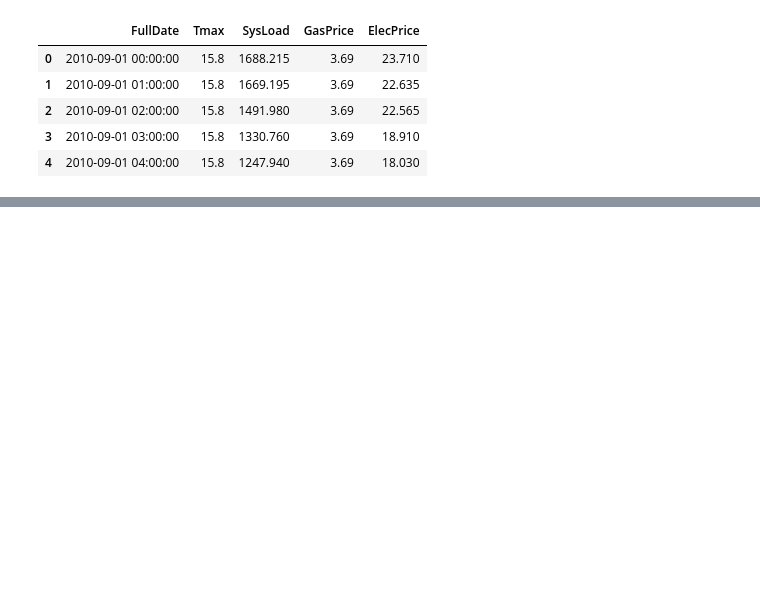
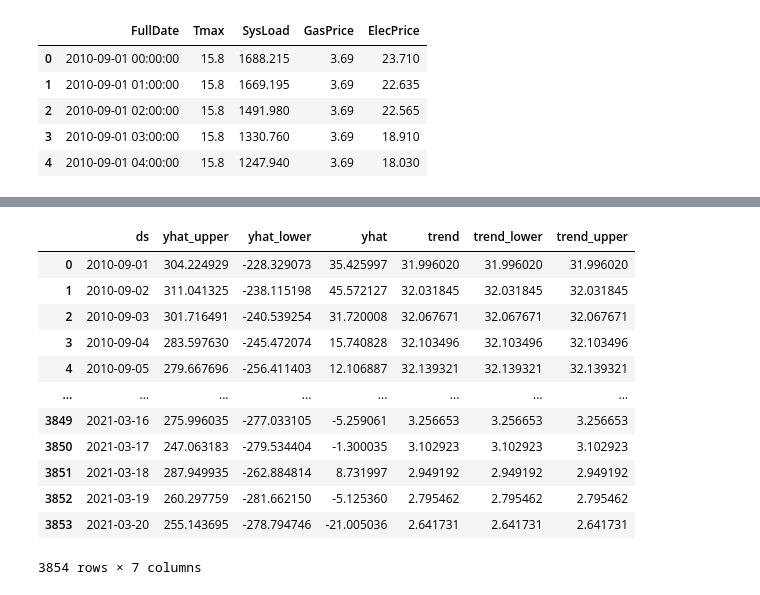
Before and after one commit to axshay007/Stage_E_assignment_sol, a Jupyter notebook: HAMOYE_STAGE_E.ipynb, the cells around one changed output, grey strips where cells are left out. Saved outputs shown, nothing was run; the diff lists cells and outputs as text; code cells hidden in the pictures; blank space fills up the shorter version.

```diff
--- a/HAMOYE_STAGE_E.ipynb
+++ b/HAMOYE_STAGE_E.ipynb
@@ -167,3 +290,17 @@ forecast.head(10)
 # %%
-forecast[['ds', 'yhat', 'yhat_lower', 'yhat_upper', 'trend', 'trend_lower', 'trend_upper']]
+forecast[['ds' , 'yhat_upper','yhat_lower','yhat', 'trend', 'trend_lower', 'trend_upper']]
+# %% [output]
+|  | ds | yhat_upper | yhat_lower | yhat | trend | trend_lower | trend_upper |
+| 0 | 2010-09-01 | 304.224929 | -228.329073 | 35.425997 | 31.996020 | 31.996020 | 31.996020 |
+| 1 | 2010-09-02 | 311.041325 | -238.115198 | 45.572127 | 32.031845 | 32.031845 | 32.031845 |
+| 2 | 2010-09-03 | 301.716491 | -240.539254 | 31.720008 | 32.067671 | 32.067671 | 32.067671 |
+| 3 | 2010-09-04 | 283.597630 | -245.472074 | 15.740828 | 32.103496 | 32.103496 | 32.103496 |
+| 4 | 2010-09-05 | 279.667696 | -256.411403 | 12.106887 | 32.139321 | 32.139321 | 32.139321 |
+| ... | ... | ... | ... | ... | ... | ... | ... |
+| 3849 | 2021-03-16 | 275.996035 | -277.033105 | -5.259061 | 3.256653 | 3.256653 | 3.256653 |
+| 3850 | 2021-03-17 | 247.063183 | -279.534404 | -1.300035 | 3.102923 | 3.102923 | 3.102923 |
+| 3851 | 2021-03-18 | 287.949935 | -262.884814 | 8.731997 | 2.949192 | 2.949192 | 2.949192 |
+| 3852 | 2021-03-19 | 260.297759 | -281.662150 | -5.125360 | 2.795462 | 2.795462 | 2.795462 |
+| 3853 | 2021-03-20 | 255.143695 | -278.794746 | -21.005036 | 2.641731 | 2.641731 | 2.641731 |
+3854 rows × 7 columns
 # %%
```
Also changed, not shown: parts of 57 cells of this notebook.
